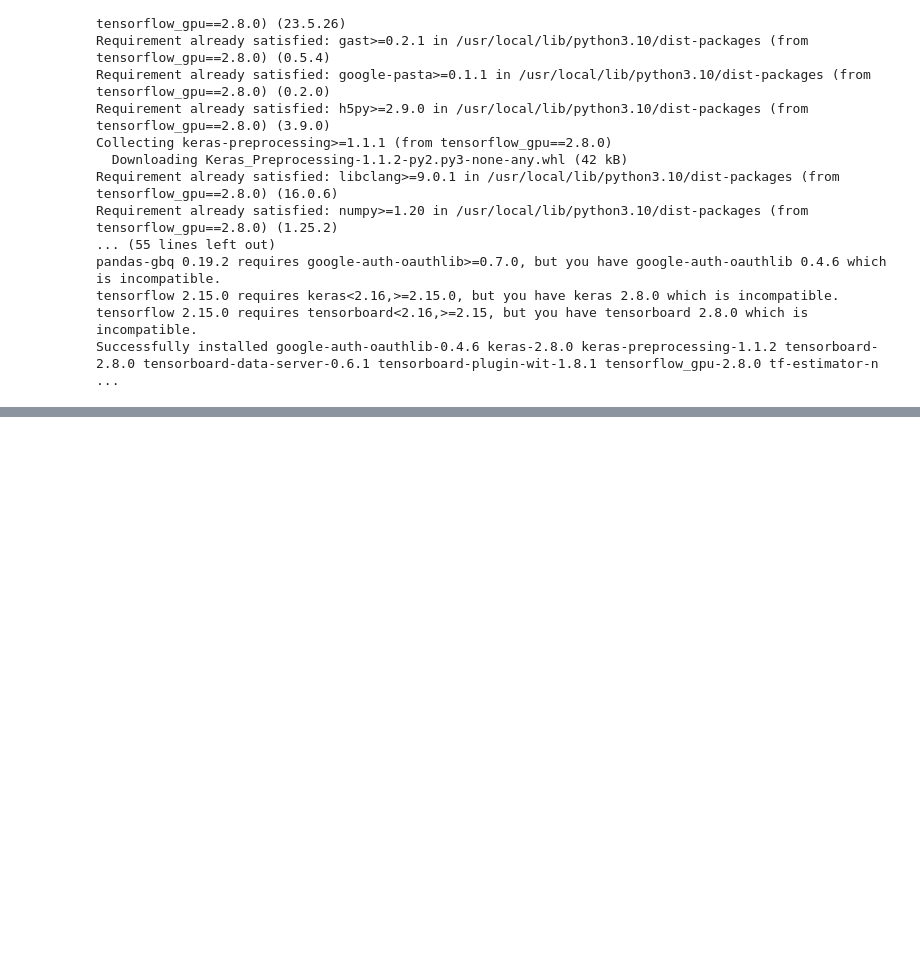
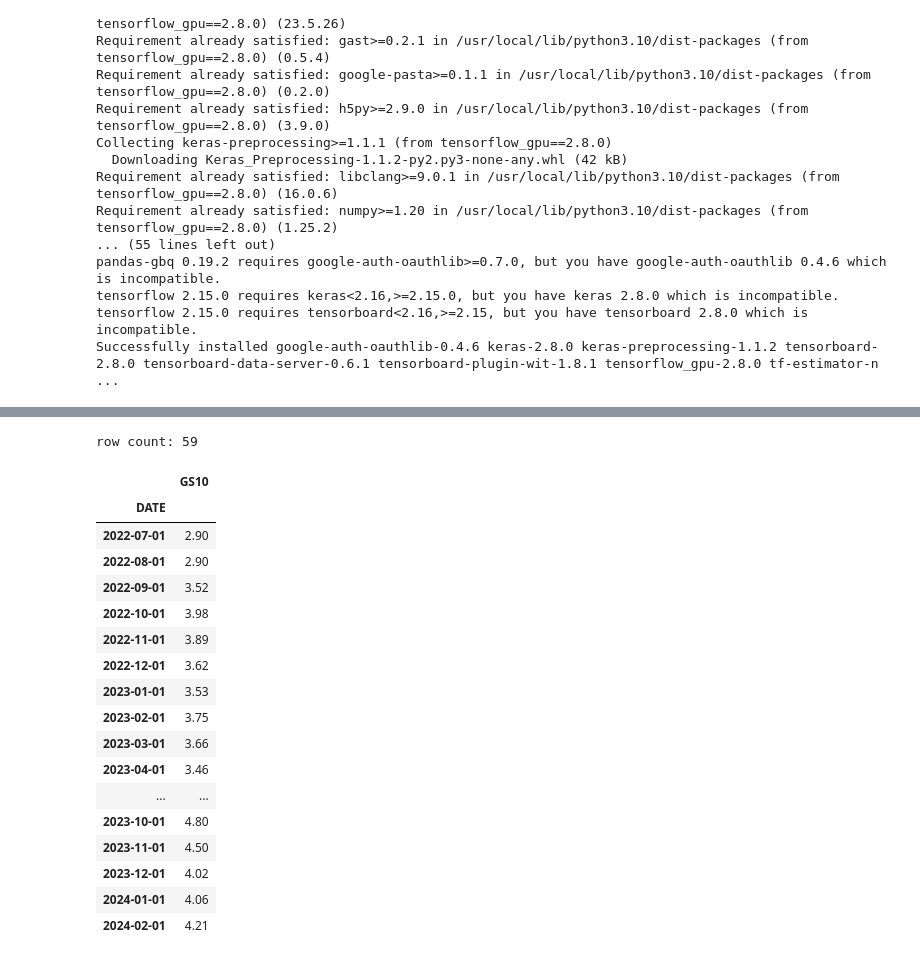
Before and after one commit to albaker09/PY_Keras_Pytorch0308, a Jupyter notebook: Py_Keras002.ipynb, the cells around one changed output, grey strips where cells are left out. Cells and saved outputs as stored; diff of their text form; code cells hidden in the pictures; blank space fills up the shorter version.

```diff
--- a/Py_Keras002.ipynb
+++ b/Py_Keras002.ipynb
@@ -111,0 +206,30 @@ Successfully installed google-auth-oauthlib-0.4.6 keras-2.8.0 keras-preprocessin
+# %%
+import pandas as pd
+import pandas_datareader as pdr
+pdr.get_data_fred('GS10')
+df = pdr.get_data_fred('GS10')
+
+print('row count:', len(df))
+df.tail(20)
+#print("\n\n")
+#df.plot()
+# %% [output]
+row count: 59
+|  | GS10 |
+| DATE |  |
+| 2022-07-01 | 2.90 |
+| 2022-08-01 | 2.90 |
+| 2022-09-01 | 3.52 |
+| 2022-10-01 | 3.98 |
+| 2022-11-01 | 3.89 |
+| 2022-12-01 | 3.62 |
+| 2023-01-01 | 3.53 |
+| 2023-02-01 | 3.75 |
+| 2023-03-01 | 3.66 |
+| 2023-04-01 | 3.46 |
+| ... | ... |
+| 2023-10-01 | 4.80 |
+| 2023-11-01 | 4.50 |
+| 2023-12-01 | 4.02 |
+| 2024-01-01 | 4.06 |
+| 2024-02-01 | 4.21 |
```
Also changed, not shown: parts of 13 cells of this notebook, 2 other files.
